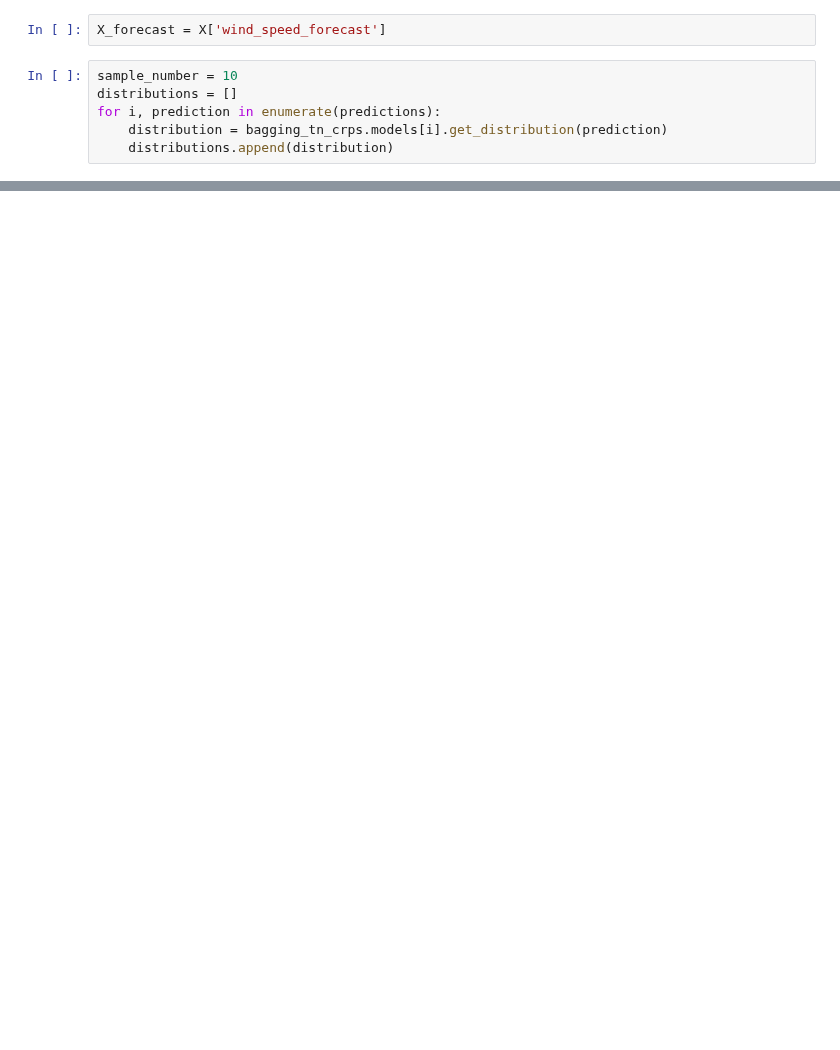
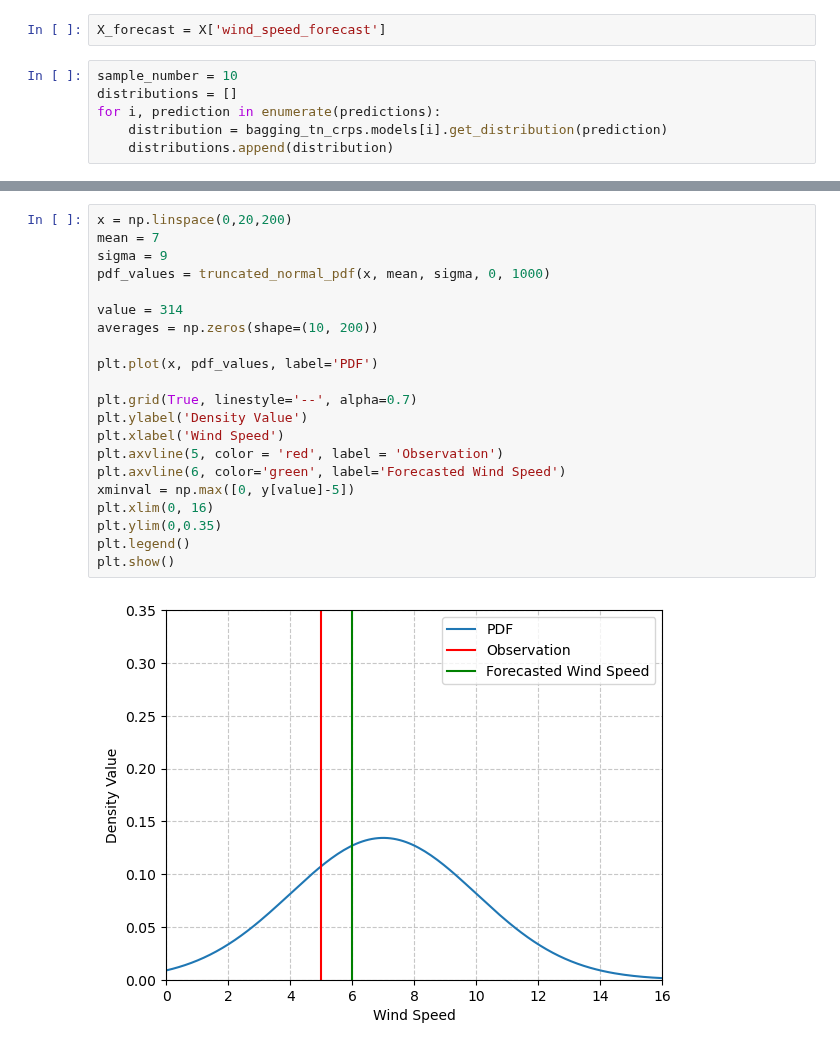
Before and after one commit to SimonHakvoort/thesiscode, a Jupyter notebook: src/visualization/experiments_figures.ipynb, the cells around one changed output, grey strips where cells are left out. Saved outputs shown, nothing was run; the diff lists cells and outputs as text; blank space fills up the shorter version.

```diff
--- a/src/visualization/experiments_figures.ipynb
+++ b/src/visualization/experiments_figures.ipynb
@@ -1014,0 +1013,23 @@ print(np.mean(my_list))
+# %%
+x = np.linspace(0,20,200)
+mean = 7
+sigma = 9
+pdf_values = truncated_normal_pdf(x, mean, sigma, 0, 1000)
+
+value = 314
+averages = np.zeros(shape=(10, 200))
+
+plt.plot(x, pdf_values, label='PDF')
+
+plt.grid(True, linestyle='--', alpha=0.7)
+plt.ylabel('Density Value')
+plt.xlabel('Wind Speed')
+plt.axvline(5, color = 'red', label = 'Observation')
+plt.axvline(6, color='green', label='Forecasted Wind Speed')
+xminval = np.max([0, y[value]-5])
+plt.xlim(0, 16)
+plt.ylim(0,0.35)
+plt.legend()
+plt.show()
+# %% [output]
+[figure, added]
```
Also changed, not shown: parts of 7 cells of this notebook, 1 other file.
